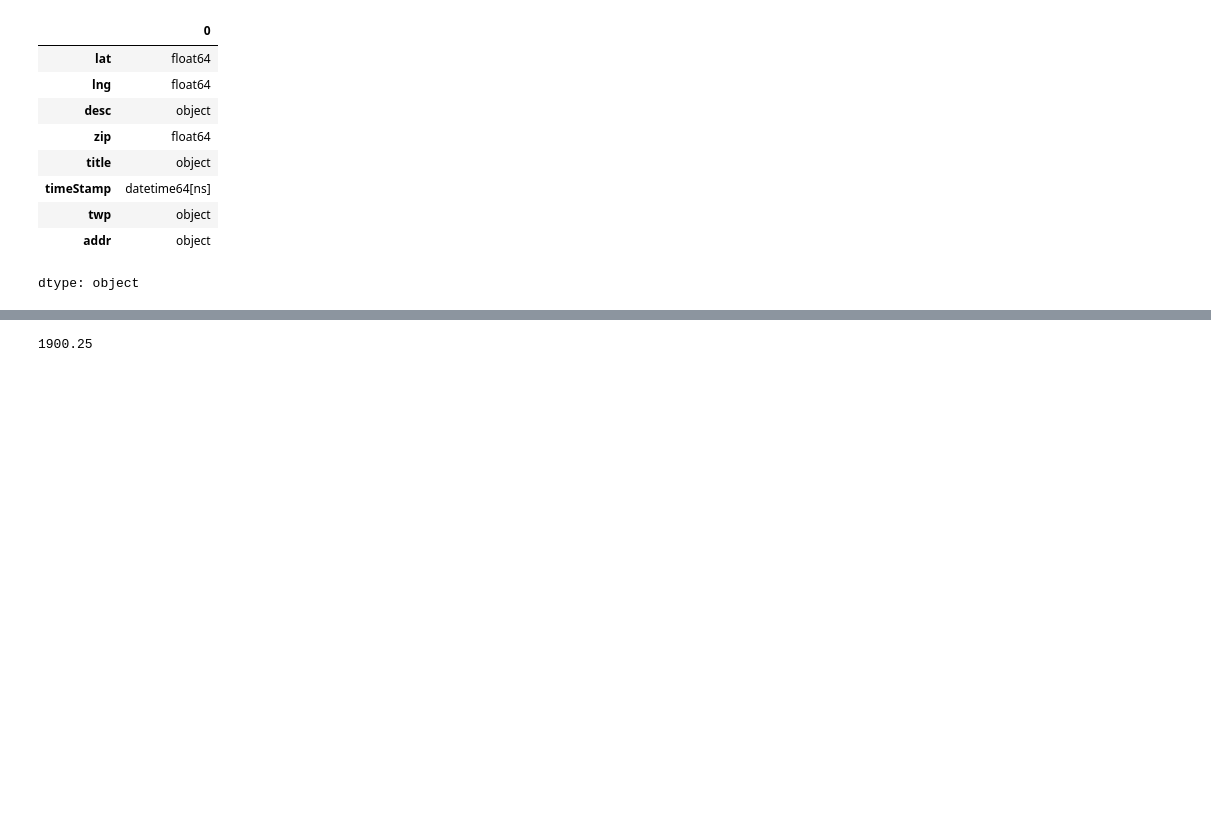
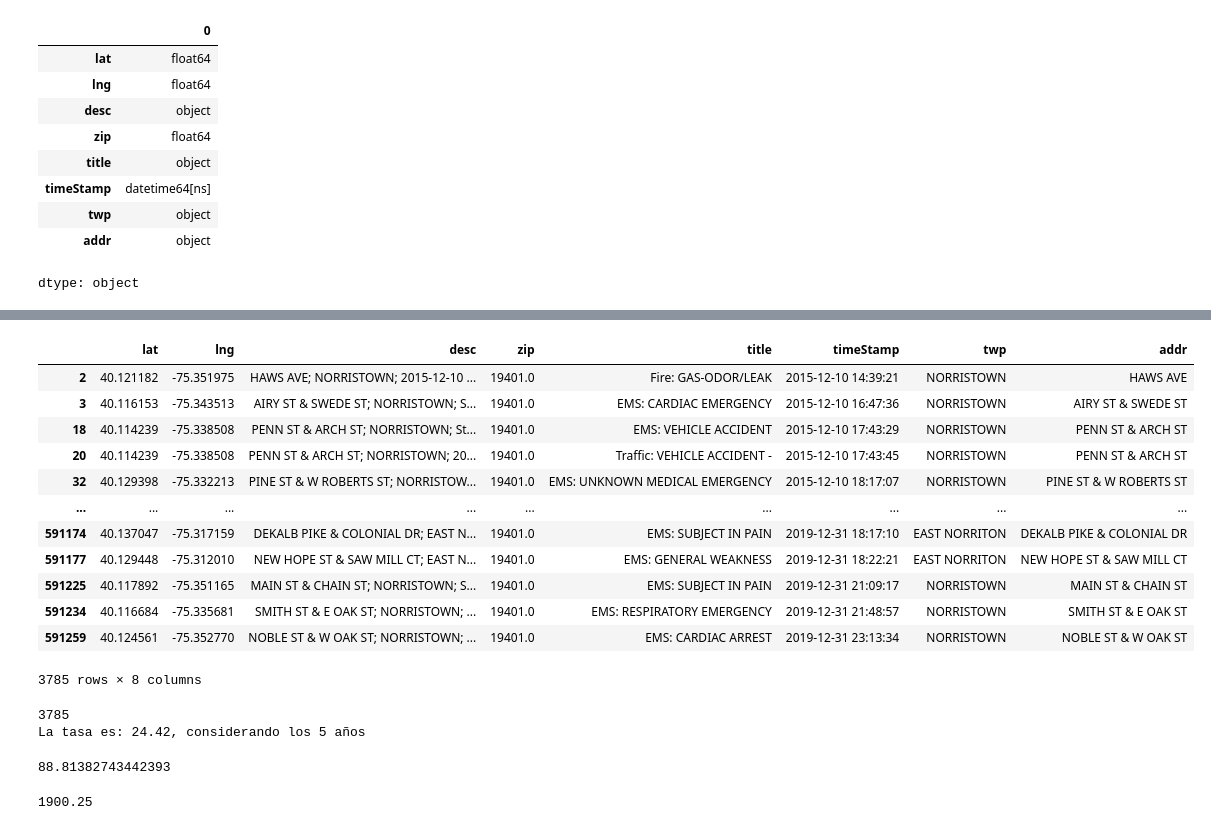
Before and after one commit to 59822/Discrete_distribution, a Jupyter notebook: 911_EDA.ipynb, the cells around one changed output, grey strips where cells are left out. Saved outputs shown, nothing was run; the diff lists cells and outputs as text; code cells hidden in the pictures; blank space fills up the shorter version.

```diff
--- a/911_EDA.ipynb
+++ b/911_EDA.ipynb
@@ -147,0 +207,38 @@ dtype: object
+# %%
+diciembre = filtered_df[filtered_df['timeStamp'].dt.month == 12]
+diciembre
+# %% [output]
+|  | lat | lng | desc | zip | title | timeStamp | twp | addr |
+| 2 | 40.121182 | -75.351975 | HAWS AVE; NORRISTOWN; 2015-12-10 ... | 19401.0 | Fire: GAS-ODOR/LEAK | 2015-12-10 14:39:21 | NORRISTOWN | HAWS AVE |
+| 3 | 40.116153 | -75.343513 | AIRY ST & SWEDE ST; NORRISTOWN; S... | 19401.0 | EMS: CARDIAC EMERGENCY | 2015-12-10 16:47:36 | NORRISTOWN | AIRY ST & SWEDE ST |
+| 18 | 40.114239 | -75.338508 | PENN ST & ARCH ST; NORRISTOWN; St... | 19401.0 | EMS: VEHICLE ACCIDENT | 2015-12-10 17:43:29 | NORRISTOWN | PENN ST & ARCH ST |
+| 20 | 40.114239 | -75.338508 | PENN ST & ARCH ST; NORRISTOWN; 20... | 19401.0 | Traffic: VEHICLE ACCIDENT - | 2015-12-10 17:43:45 | NORRISTOWN | PENN ST & ARCH ST |
+| 32 | 40.129398 | -75.332213 | PINE ST & W ROBERTS ST; NORRISTOW... | 19401.0 | EMS: UNKNOWN MEDICAL EMERGENCY | 2015-12-10 18:17:07 | NORRISTOWN | PINE ST & W ROBERTS ST |
+| ... | ... | ... | ... | ... | ... | ... | ... | ... |
+| 591174 | 40.137047 | -75.317159 | DEKALB PIKE & COLONIAL DR; EAST N... | 19401.0 | EMS: SUBJECT IN PAIN | 2019-12-31 18:17:10 | EAST NORRITON | DEKALB PIKE & COLONIAL DR |
+| 591177 | 40.129448 | -75.312010 | NEW HOPE ST & SAW MILL CT; EAST N... | 19401.0 | EMS: GENERAL WEAKNESS | 2019-12-31 18:22:21 | EAST NORRITON | NEW HOPE ST & SAW MILL CT |
+| 591225 | 40.117892 | -75.351165 | MAIN ST & CHAIN ST; NORRISTOWN; S... | 19401.0 | EMS: SUBJECT IN PAIN | 2019-12-31 21:09:17 | NORRISTOWN | MAIN ST & CHAIN ST |
+| 591234 | 40.116684 | -75.335681 | SMITH ST & E OAK ST; NORRISTOWN; ... | 19401.0 | EMS: RESPIRATORY EMERGENCY | 2019-12-31 21:48:57 | NORRISTOWN | SMITH ST & E OAK ST |
+| 591259 | 40.124561 | -75.352770 | NOBLE ST & W OAK ST; NORRISTOWN; ... | 19401.0 | EMS: CARDIAC ARREST | 2019-12-31 23:13:34 | NORRISTOWN | NOBLE ST & W OAK ST |
+3785 rows × 8 columns
+# %%
+# total llamadas
+
+total_diciembre = diciembre['timeStamp'].count()
+print(total_diciembre) ## Total de llamadas recibidas en diciembre a lo largo de 5 años
+
+## Para calcular la tasa de un diciembre
+
+tasa_diciembre = (total_diciembre/(5*31))
+print(f"La tasa es: {tasa_diciembre:.2f}, considerando los 5 años")
+# %% [output]
+3785
+La tasa es: 24.42, considerando los 5 años
+# %%
+import scipy.stats as stats
+
+# De tener al menos 30 llamadas
+probabilidad_diciembre = stats.poisson.cdf(30, tasa_diciembre)
+print(probabilidad_diciembre*100)
+# %% [output]
+88.81382743442393
```
Also changed, not shown: parts of 9 cells of this notebook.
